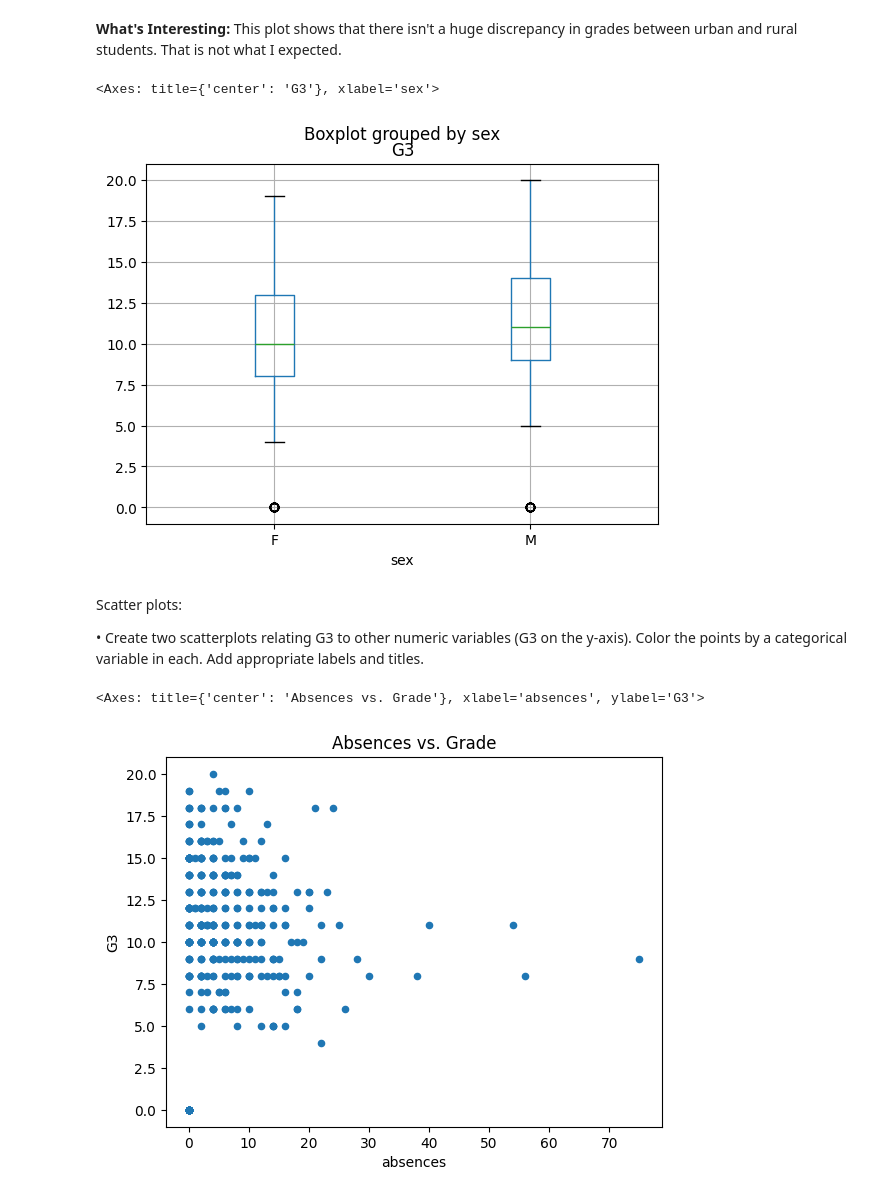
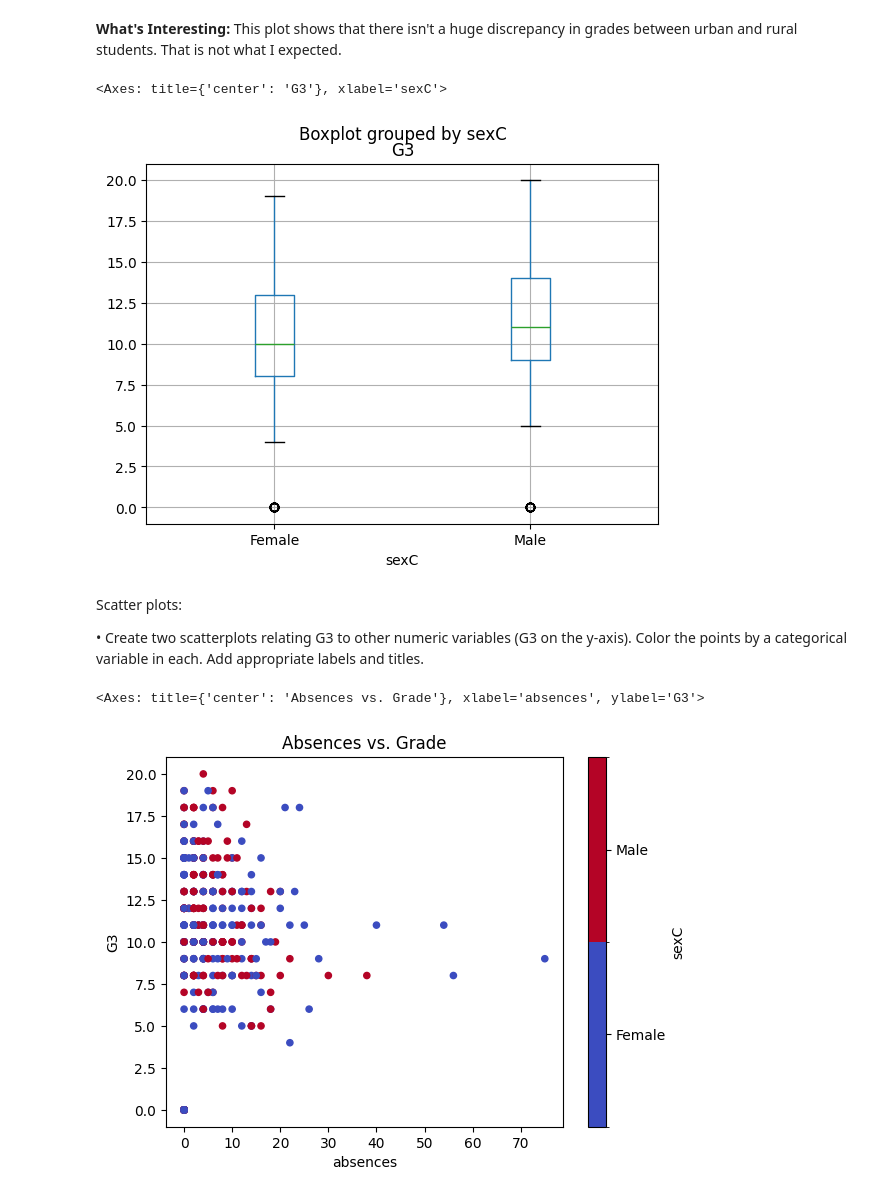
Before and after one commit to ljzier/ST-554-repo, a Jupyter notebook: ST_554_HW4.ipynb, the cells around one changed output. Cells and saved outputs as stored; diff of their text form; code cells hidden in the pictures.

```diff
--- a/ST_554_HW4.ipynb
+++ b/ST_554_HW4.ipynb
@@ -162,16 +162,18 @@ plt.show()
 **What's Interesting:**
 This plot shows that there isn't a huge discrepancy in grades between urban and rural students. That is not what I expected.
 # %%
-stud_data.boxplot(column = ["G3"], by = "sex")
+stud_data.boxplot(column = ["G3"], by = "sexC")
 # %% [output]
-<Axes: title={'center': 'G3'}, xlabel='sex'>
+<Axes: title={'center': 'G3'}, xlabel='sexC'>
-[figure, old version]
+[figure, new version]
 # %% [markdown]
 Scatter plots:
 
 • Create two scatterplots relating G3 to other numeric variables (G3 on the y-axis). Color the points by a categorical variable in each. Add appropriate labels and titles.
 # %%
-stud_data.plot.scatter(x = "absences", y = "G3", title = "Absences vs. Grade")
+
+
+stud_data.plot.scatter(x = "absences", y = "G3",c= "sexC", cmap = "coolwarm",title = "Absences vs. Grade")
 # %% [output]
 <Axes: title={'center': 'Absences vs. Grade'}, xlabel='absences', ylabel='G3'>
-[figure, old version]
+[figure, new version]
```
Also changed, not shown: parts of 9 cells of this notebook.
